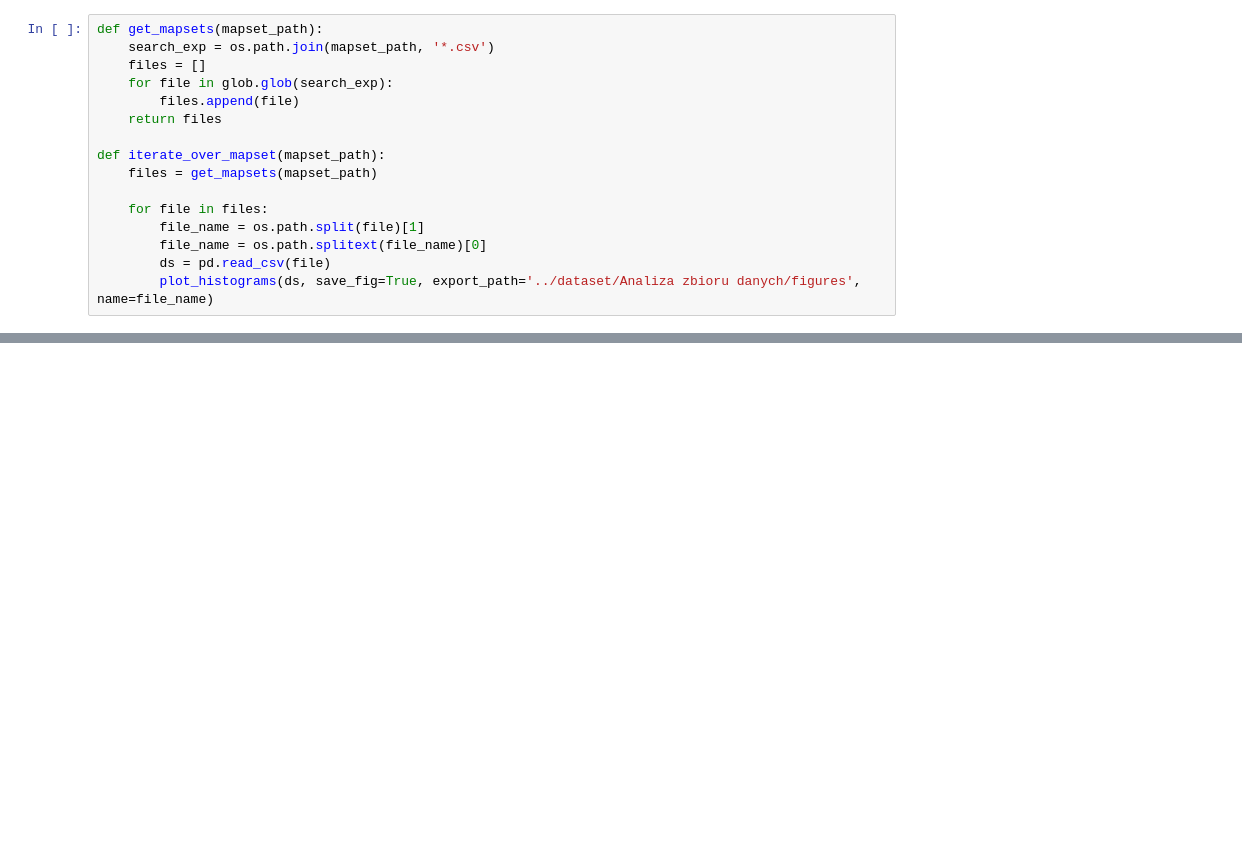
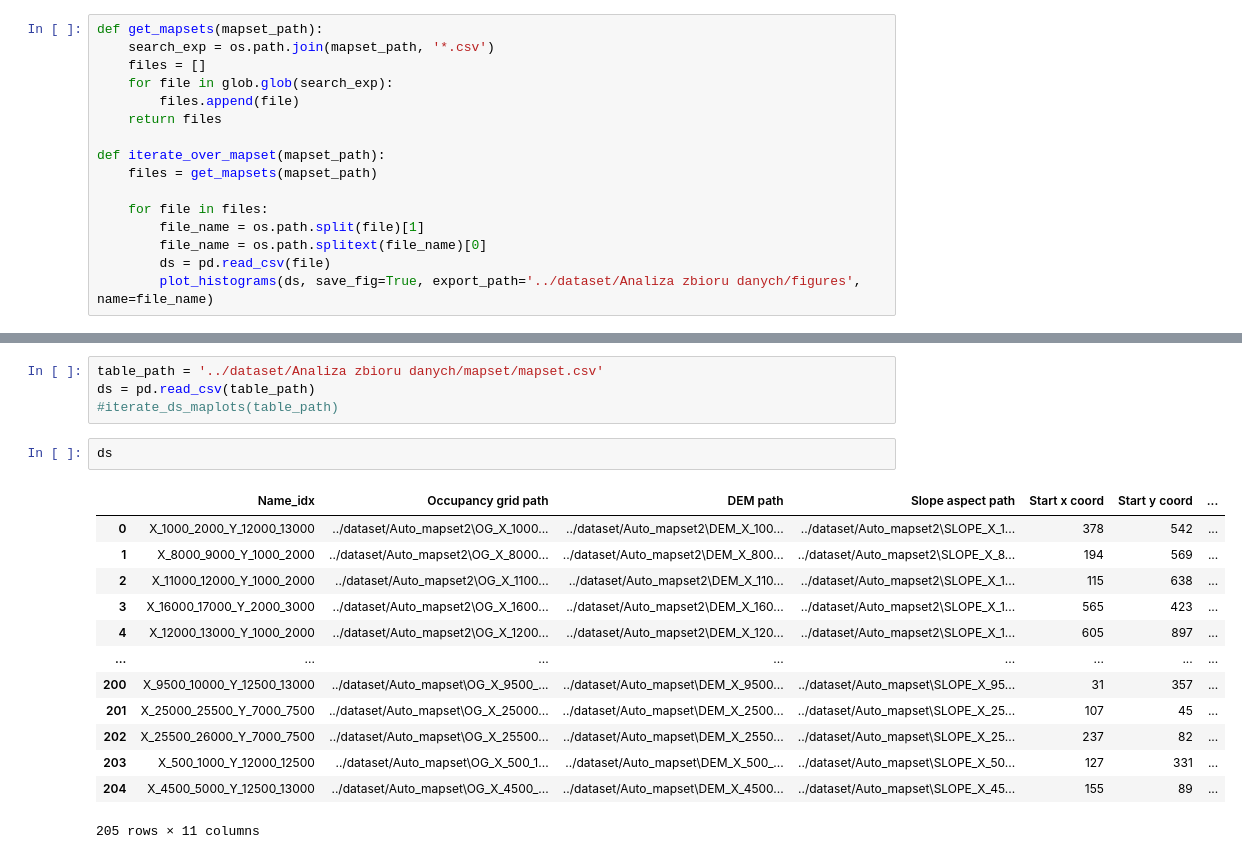
Before and after one commit to kafrankowska/Rover_Path_Planning, a Jupyter notebook: notebooks/Dataset_inspection.ipynb, the cells around one changed output, grey strips where cells are left out. Drawn from its saved outputs; the diff is of its cells as text; blank space fills up the shorter version.

```diff
--- a/notebooks/Dataset_inspection.ipynb
+++ b/notebooks/Dataset_inspection.ipynb
@@ -137,0 +191,20 @@ mapset_500x500 ../dataset/Analiza zbioru danych/mapset\mapset_500x500.csv
+# %%
+table_path = '../dataset/Analiza zbioru danych/mapset/mapset.csv'
+ds = pd.read_csv(table_path)
+#iterate_ds_maplots(table_path)
+# %%
+ds
+# %% [output]
+|  | Name_idx | Occupancy grid path | DEM path | Slope aspect path | Start x coord | Start y coord | ... |
+| 0 | X_1000_2000_Y_12000_13000 | ../dataset/Auto_mapset2\OG_X_1000... | ../dataset/Auto_mapset2\DEM_X_100... | ../dataset/Auto_mapset2\SLOPE_X_1... | 378 | 542 | ... |
+| 1 | X_8000_9000_Y_1000_2000 | ../dataset/Auto_mapset2\OG_X_8000... | ../dataset/Auto_mapset2\DEM_X_800... | ../dataset/Auto_mapset2\SLOPE_X_8... | 194 | 569 | ... |
+| 2 | X_11000_12000_Y_1000_2000 | ../dataset/Auto_mapset2\OG_X_1100... | ../dataset/Auto_mapset2\DEM_X_110... | ../dataset/Auto_mapset2\SLOPE_X_1... | 115 | 638 | ... |
+| 3 | X_16000_17000_Y_2000_3000 | ../dataset/Auto_mapset2\OG_X_1600... | ../dataset/Auto_mapset2\DEM_X_160... | ../dataset/Auto_mapset2\SLOPE_X_1... | 565 | 423 | ... |
+| 4 | X_12000_13000_Y_1000_2000 | ../dataset/Auto_mapset2\OG_X_1200... | ../dataset/Auto_mapset2\DEM_X_120... | ../dataset/Auto_mapset2\SLOPE_X_1... | 605 | 897 | ... |
+| ... | ... | ... | ... | ... | ... | ... | ... |
+| 200 | X_9500_10000_Y_12500_13000 | ../dataset/Auto_mapset\OG_X_9500_... | ../dataset/Auto_mapset\DEM_X_9500... | ../dataset/Auto_mapset\SLOPE_X_95... | 31 | 357 | ... |
+| 201 | X_25000_25500_Y_7000_7500 | ../dataset/Auto_mapset\OG_X_25000... | ../dataset/Auto_mapset\DEM_X_2500... | ../dataset/Auto_mapset\SLOPE_X_25... | 107 | 45 | ... |
+| 202 | X_25500_26000_Y_7000_7500 | ../dataset/Auto_mapset\OG_X_25500... | ../dataset/Auto_mapset\DEM_X_2550... | ../dataset/Auto_mapset\SLOPE_X_25... | 237 | 82 | ... |
+| 203 | X_500_1000_Y_12000_12500 | ../dataset/Auto_mapset\OG_X_500_1... | ../dataset/Auto_mapset\DEM_X_500_... | ../dataset/Auto_mapset\SLOPE_X_50... | 127 | 331 | ... |
+| 204 | X_4500_5000_Y_12500_13000 | ../dataset/Auto_mapset\OG_X_4500_... | ../dataset/Auto_mapset\DEM_X_4500... | ../dataset/Auto_mapset\SLOPE_X_45... | 155 | 89 | ... |
+205 rows × 11 columns
```
Also changed, not shown: parts of 10 cells of this notebook, 1 other file.
